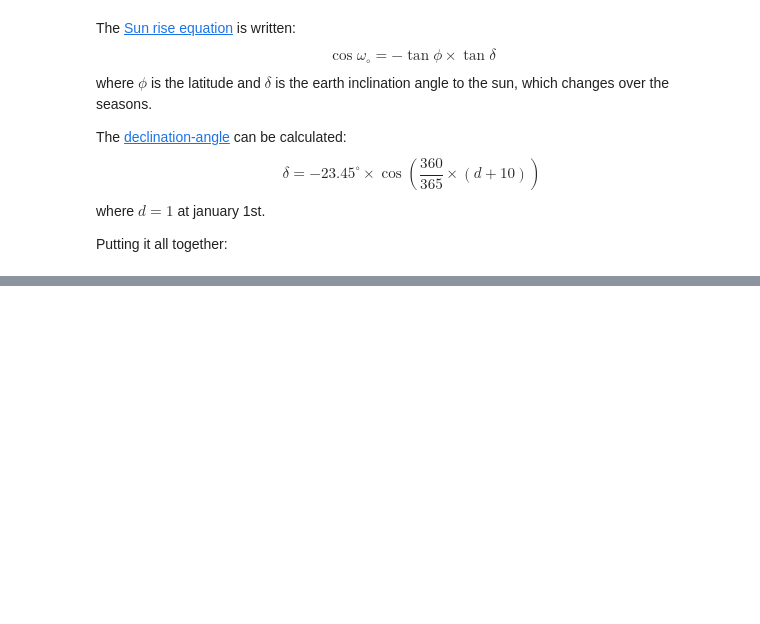
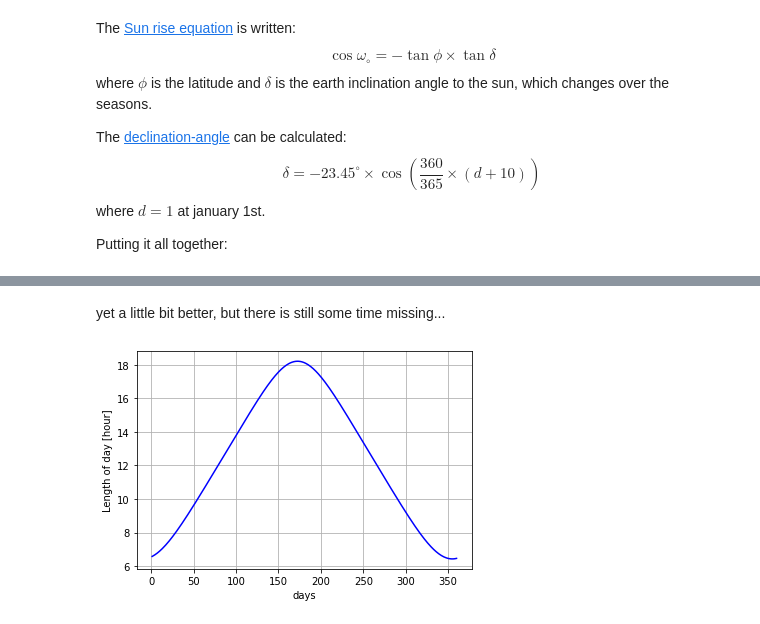
Before and after one commit to martinlarsalbert/feature_selection, a Jupyter notebook: _notebooks/2020-11-02_01_here_comes_the_sun.ipynb, the cells around one changed output, grey strips where cells are left out. Saved outputs shown, nothing was run; the diff lists cells and outputs as text; code cells hidden in the pictures; blank space fills up the shorter version.

```diff
--- a/_notebooks/2020-11-02_01_here_comes_the_sun.ipynb
+++ b/_notebooks/2020-11-02_01_here_comes_the_sun.ipynb
@@ -148,0 +261,33 @@ calculate_declination_angle(day=day)
+# %%
+#collapse
+
+def sun_hour_angle3(latitude:float, day:int):
+    """
+    param: latitude [deg]
+    param: day, january 1 --> day=1
+    """
+    delta = calculate_declination_angle2(day=day)
+    phi=np.deg2rad(latitude)
+    a = np.deg2rad(-0.83)
+
+    omega0 = np.arccos((sin(a)-sin(phi)*sin(delta))/(cos(phi)*cos(delta)))
+    return omega0
+
+def sun_rise_time3(latitude:float, day:int):
+    """
+    param: latitude [deg]
+    param: day, january 1 --> day=1
+    """
+    omega0 = sun_hour_angle3(latitude=latitude, day=day)
+    rise_time=12-omega0/np.deg2rad(15)
+    return rise_time
+
+def sun_set_time3(latitude:float, day:int):
+    """
+    param: latitude [deg]
+    param: day, january 1 --> day=1
+    """
+    omega0 = sun_hour_angle3(latitude=latitude, day=day)
+    set_time=12+omega0/np.deg2rad(15)
+
+    return set_time
@@ -148,0 +300,16 @@ calculate_declination_angle(day=day)
+# %% [markdown]
+yet a little bit better, but there is still some time missing...
+# %%
+#collapse
+def time_of_day(latitude:float, day:int):
+    return sun_set_time3(latitude=latitude, day=day) - sun_rise_time3(latitude=latitude, day=day)
+
+time=time_of_day(latitude=latitude, day=days)
+
+fig,ax=plt.subplots()
+ax.plot(days,time, 'b-', label='rise');
+ax.set_xlabel('days')
+ax.set_ylabel('Length of day [hour]');
+ax.grid(True)
+# %% [output]
+[figure, added]
```
Also changed, not shown: parts of 20 cells of this notebook.
